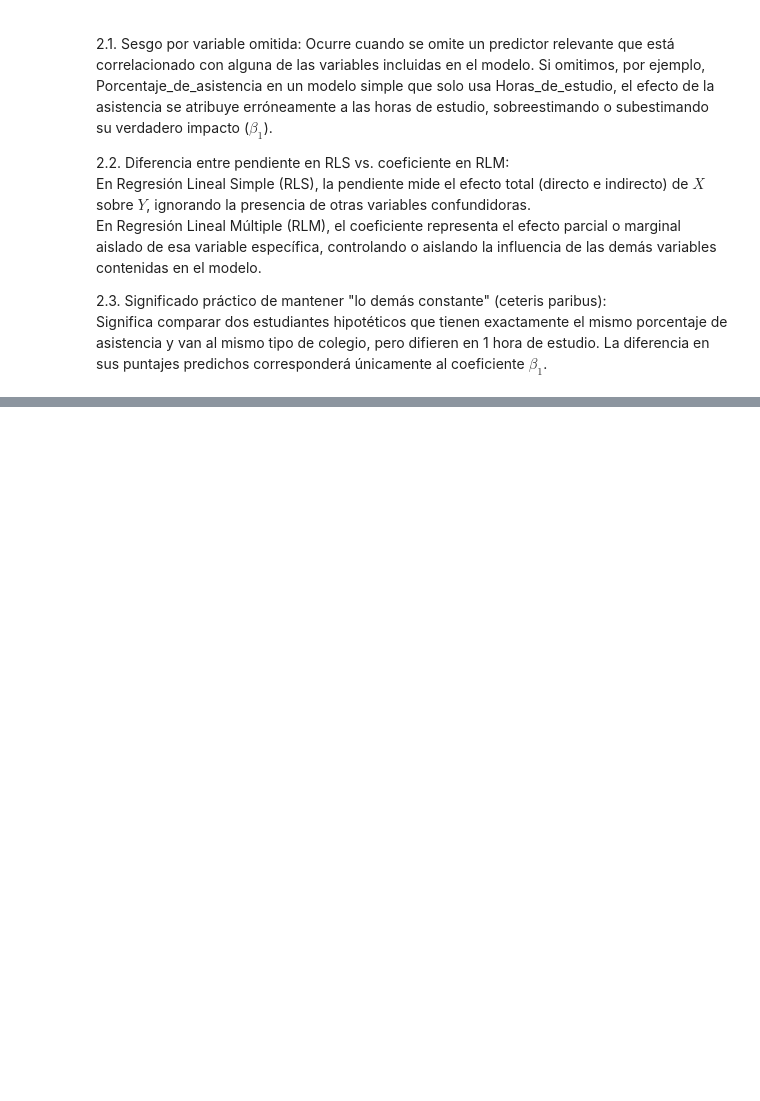
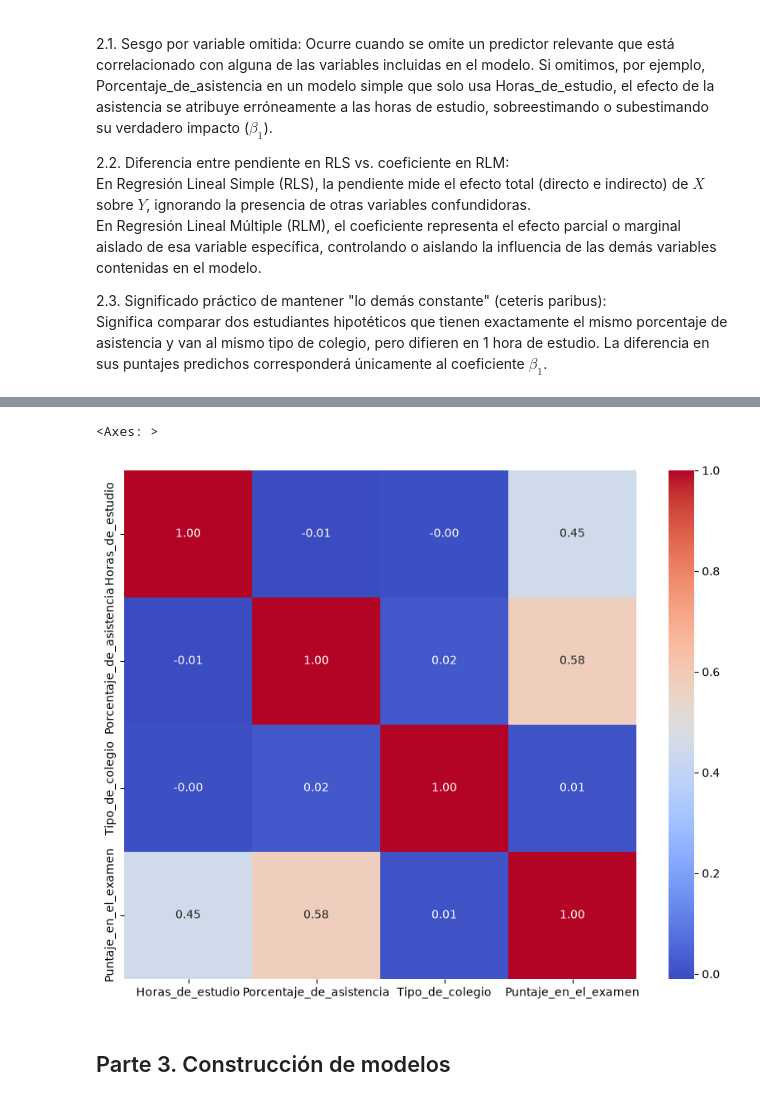
Before and after one commit to BreinerNavarro/analitica_II, a Jupyter notebook: Corte_III/actividad1Corte3.ipynb, the cells around one changed output, grey strips where cells are left out. Cells and saved outputs as stored; diff of their text form; code cells hidden in the pictures; blank space fills up the shorter version.

```diff
--- a/Corte_III/actividad1Corte3.ipynb
+++ b/Corte_III/actividad1Corte3.ipynb
@@ -10,7 +13,7 @@ import pandas as pd
 # %%
 # Cargamos el dataset de StudentPerformanceFactors.csv y mostramos las primeras filas
 
-data = pd.read_csv("/home/breimarc/Documentos/Repo_Local/Education/analitica_II/StudentPerformanceFactors.csv")
+data = pd.read_csv("StudentPerformanceFactors.csv")
 data.head()
 # %% [output]
 |  | Hours_Studied | Attendance | Parental_Involvement | Access_to_Resources | Extracurricular_Activities | ... |
@@ -55,0 +65,4 @@ data.head()
+# %%
+columnas_escogidas = [ "Horas_de_estudio","Porcentaje_de_asistencia","Tipo_de_colegio","Puntaje_en_el_examen"]
+data = data[columnas_escogidas]
+data.head()
@@ -144,6 +140 @@ Puntaje_en_el_examen              0
 dtype: int64
-# %%
-# Debido a que los valores nulos son pocos, se opta por eliminar las filas que contienen valores nulos
-
-data = data.dropna()
-data.isnull().sum()
@@ -167,0 +141,5 @@ dtype: int64
+# %%
+# Convertimos la columna "Tipo_de_colegio" a 0= publico, 1= privado
+
+data["Tipo_de_colegio"] = data["Tipo_de_colegio"].map({"Public": 0, "Private": 1})
+data.head()
@@ -167,0 +153,12 @@ dtype: int64
+# %%
+# Calculamos la Matriz de Correlación del dataset
+
+matriz_correlacion = data.corr(method='pearson')
+
+plt.figure(figsize=(10, 8))
+sns.heatmap(matriz_correlacion, annot=True, cmap='coolwarm', fmt=".2f")
+# %% [output]
+<Axes: >
+[figure, added]
+# %% [markdown]
+## Parte 3. Construcción de modelos
```
Also changed, not shown: parts of 27 cells of this notebook, 3 other files.
